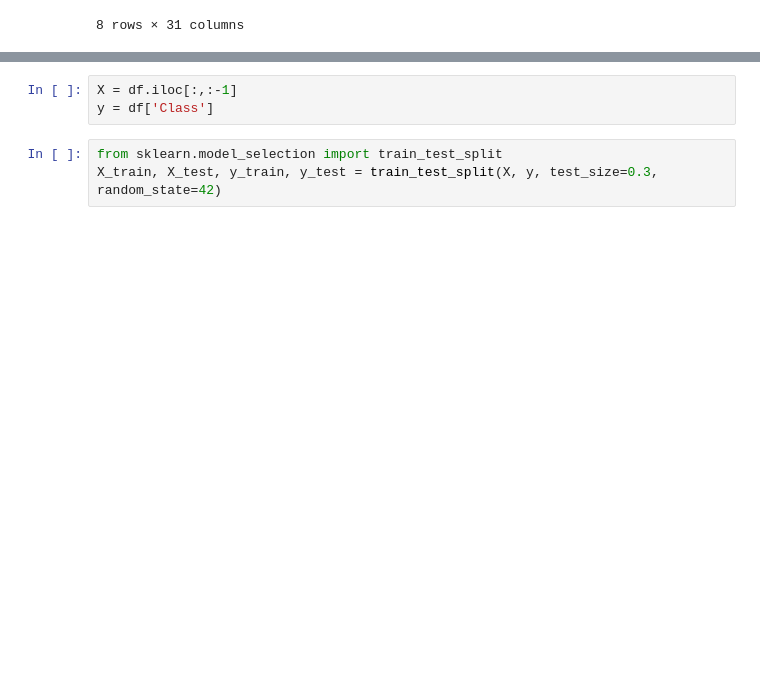
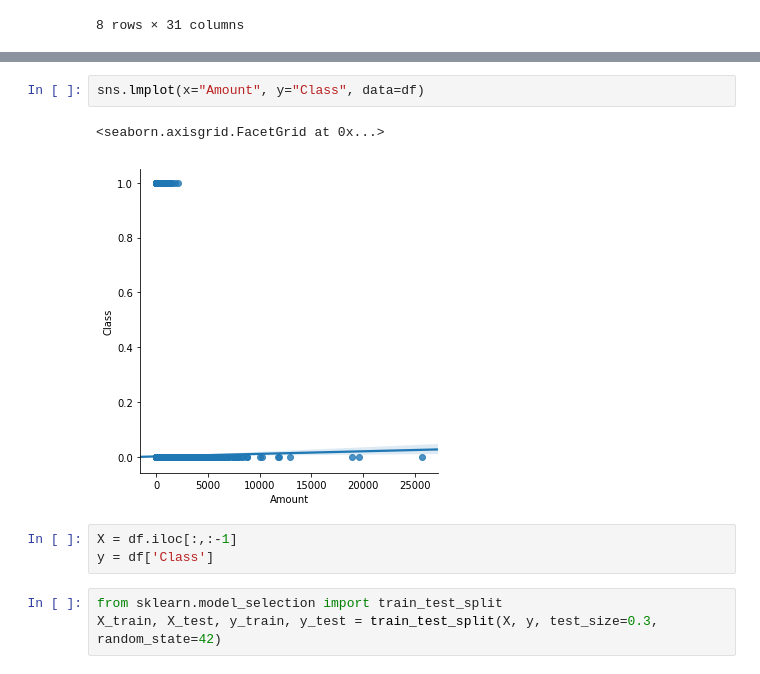
Before and after one commit to k-Petropoulos/imbalanced, a Jupyter notebook: src/notebook/Miny test.ipynb, the cells around one changed output, grey strips where cells are left out. Drawn from its saved outputs; the diff is of its cells as text; blank space fills up the shorter version.

```diff
--- a/src/notebook/Miny test.ipynb
+++ b/src/notebook/Miny test.ipynb
@@ -58,3 +73,8 @@ df.describe()
+# %%
+sns.lmplot(x="Amount", y="Class", data=df)
+# %% [output]
+<seaborn.axisgrid.FacetGrid at 0x...>
+[figure, added]
 # %%
 X = df.iloc[:,:-1]
 y = df['Class']
```
Also changed, not shown: parts of 12 cells of this notebook, 1 other file.
